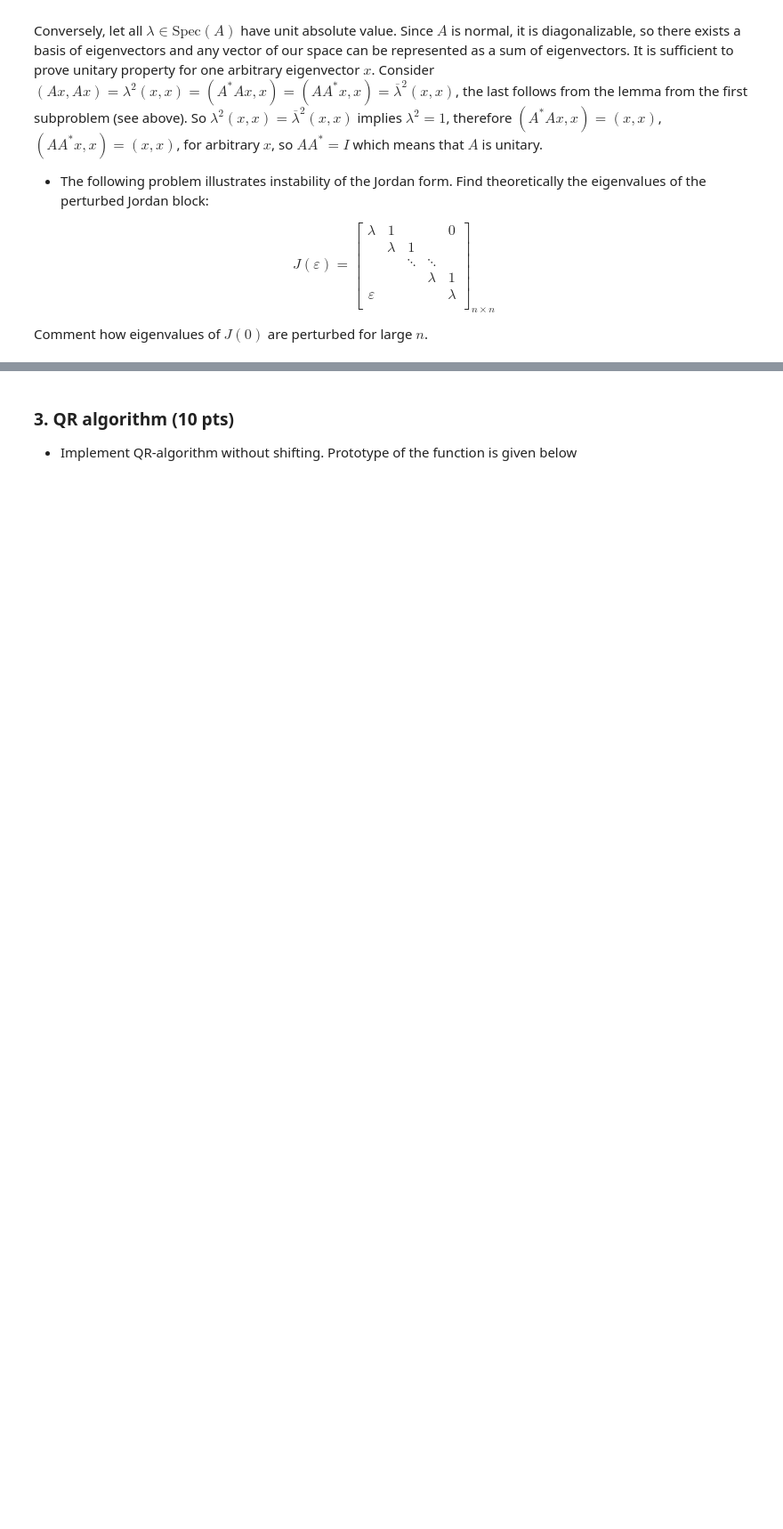
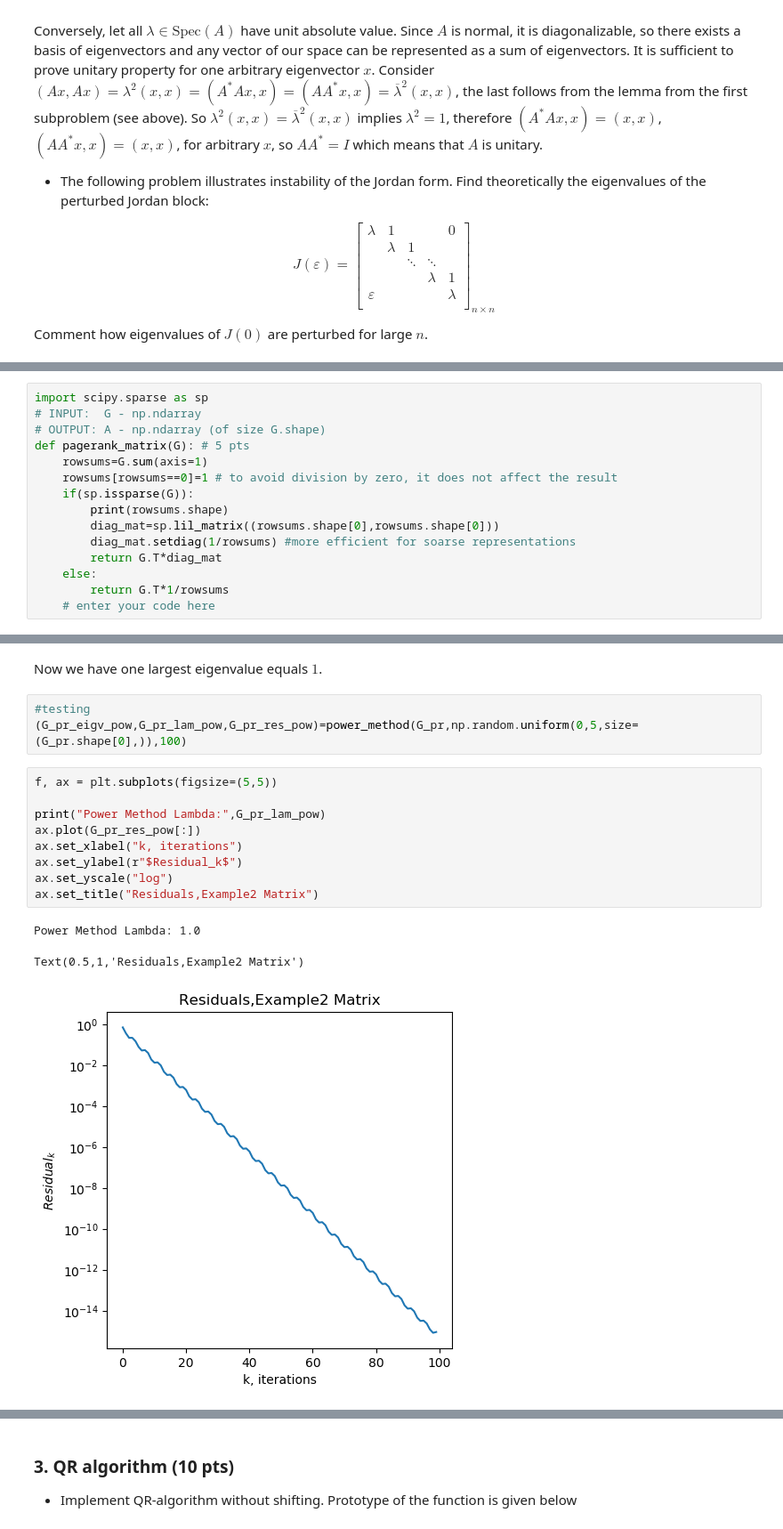
Before and after one commit to XuMuK1/NLA_HW, a Jupyter notebook: Pset2/pset2.ipynb, the cells around one changed output, grey strips where cells are left out. Shown at 89% size. Saved outputs shown, nothing was run; the diff lists cells and outputs as text; blank space fills up the shorter version.

```diff
--- a/Pset2/pset2.ipynb
+++ b/Pset2/pset2.ipynb
@@ -598,0 +734,15 @@ def pagerank_matrix(G): # 5 pts
+# %%
+import scipy.sparse as sp
+# INPUT:  G - np.ndarray
+# OUTPUT: A - np.ndarray (of size G.shape)
+def pagerank_matrix(G): # 5 pts
+    rowsums=G.sum(axis=1)
+    rowsums[rowsums==0]=1 # to avoid division by zero, it does not affect the result
+    if(sp.issparse(G)):
+        print(rowsums.shape)
+        diag_mat=sp.lil_matrix((rowsums.shape[0],rowsums.shape[0]))
+        diag_mat.setdiag(1/rowsums) #more efficient for soarse representations
+        return G.T*diag_mat
+    else:
+        return G.T*1/rowsums
+    # enter your code here
@@ -626,0 +844,18 @@ print(power_method(np.matrix([[2,-1],[-1,2]]),np.array([-355,35]),10))
+# %% [markdown]
+Now we have one largest eigenvalue equals $1$.
+# %%
+#testing
+(G_pr_eigv_pow,G_pr_lam_pow,G_pr_res_pow)=power_method(G_pr,np.random.uniform(0,5,size=(G_pr.shape[0],)),100)
+# %%
+f, ax = plt.subplots(figsize=(5,5))
+
+print("Power Method Lambda:",G_pr_lam_pow)
+ax.plot(G_pr_res_pow[:])
+ax.set_xlabel("k, iterations")
+ax.set_ylabel(r"$Residual_k$")
+ax.set_yscale("log")
+ax.set_title("Residuals,Example2 Matrix")
+# %% [output]
+Power Method Lambda: 1.0
+Text(0.5,1,'Residuals,Example2 Matrix')
+[figure, added]
```
Also changed, not shown: parts of 68 cells of this notebook.
